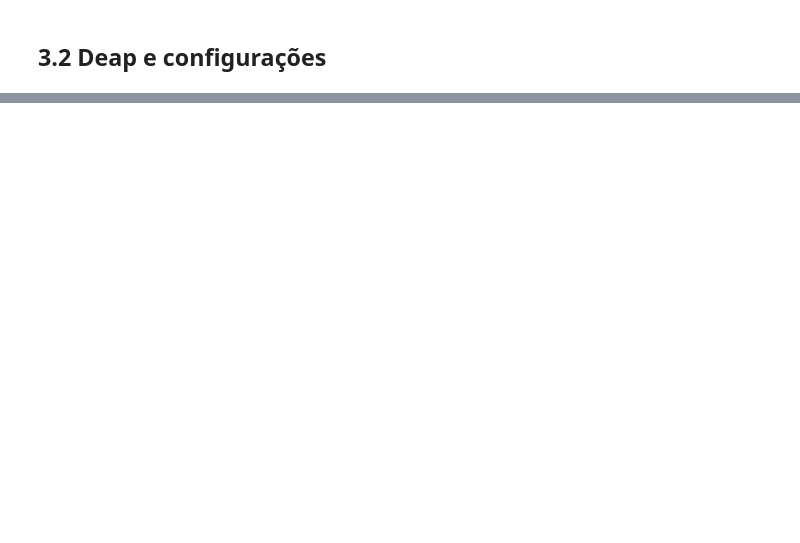
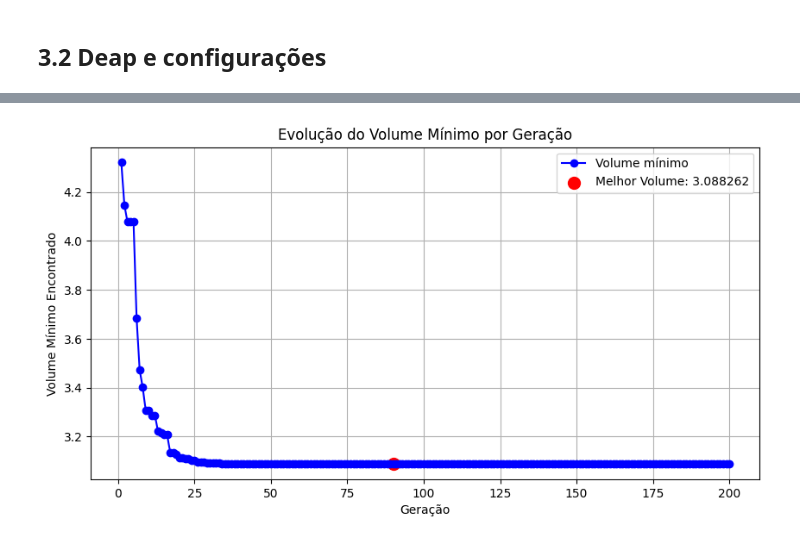
Before and after one commit to pedroasgDEV/CCO-Evolutionary-Optimization, a Jupyter notebook: trabalho_comp_evolutiva.ipynb, the cells around one changed output, grey strips where cells are left out. Drawn from its saved outputs; the diff is of its cells as text; code cells hidden in the pictures; blank space fills up the shorter version.

```diff
--- a/trabalho_comp_evolutiva.ipynb
+++ b/trabalho_comp_evolutiva.ipynb
@@ -396,0 +456,5 @@ A função *optimize_bifurcation_geometry* utiliza descida do gradiente para min
+# %%
+toolbox = deap.base.Toolbox()
+toolbox.register("evaluate", evaluate)
+toolbox.register("individual", create_valid_individual)
+toolbox.register("population", deap.tools.initRepeat, list, toolbox.individual)
@@ -396,0 +490,84 @@ A função *optimize_bifurcation_geometry* utiliza descida do gradiente para min
+# %%
+def optimizeBifurcationGeometry_evolution(pop_size=100, cx_prob=0.7, mut_prob=0.2, max_generations=200, plot=False, seed=42) -> float:
+    random.seed(seed)
+
+    # Inicialização da População
+    population = toolbox.population(n=pop_size)
+
+    # Avaliação Inicial
+    fitnesses = list(map(toolbox.evaluate, population))
+    for ind, fit in zip(population, fitnesses):
+        ind.fitness.values = fit
+
+    # Variáveis de controle
+    best_volume = float('inf')
+    best_individual = None
+    volume_history = []  # Lista para armazenar os melhores volumes
+
+    # Loop Evolutivo
+    for gen in range(max_generations):
+        # Seleção dos Pais
+        offspring = toolbox.select(population, len(population))
+        offspring = list(map(toolbox.clone, offspring))
+
+        # Cruzamento
+        for child1, child2 in zip(offspring[::2], offspring[1::2]):  # Processa pares de indivíduos
+            if random.random() < cx_prob:
+                toolbox.mate(child1, child2)
+                del child1.fitness.values, child2.fitness.values  # Remove aptidão para forçar nova avaliação
+
+        # Mutação
+        for mutant in offspring:
+            if random.random() < mut_prob:
+                toolbox.mutate(mutant)
+                del mutant.fitness.values  # Remove aptidão para forçar nova avaliação
+
+        # Avaliação de novos indivíduos
+        invalid_ind = [ind for ind in offspring if not ind.fitness.valid]
+        fitnesses = list(map(toolbox.evaluate, invalid_ind))
+        for ind, fit in zip(invalid_ind, fitnesses):
+            ind.fitness.values = fit
+
+        # Atualiza a população
+        population[:] = offspring
+
+        # Obtém o melhor indivíduo da geração
+        current_best = min(population, key=lambda ind: ind.fitness.values[0])
+        current_volume = current_best.fitness.values[0]
+
+        # Atualiza o melhor volume e indivíduo global
+        if current_volume < best_volume:
+            best_volume = current_volume
+            best_individual = current_best
+
+        # Armazena o volume mínimo da geração atual
+        volume_history.append(best_volume)
+
+        # Exibe progresso a cada 10 gerações
+        if plot and gen % 10 == 0:
+            print(f"Geração {gen}: Melhor Volume = {best_volume:.6f}")
+
+    print(f"\n🔹 Finalizado após {gen+1} gerações. Melhor volume: {best_volume:.6f}")
+
+    if plot:
+        plt.figure(figsize=(10, 5))
+        plt.plot(range(1, len(volume_history) + 1), volume_history, marker='o', linestyle='-', color='b', label="Volume mínimo")
+
+        # Destaca o menor volume encontrado
+        min_volume = min(volume_history)
+        min_idx = volume_history.index(min_volume) + 1
+        plt.scatter(min_idx, min_volume, color='red', s=100, label=f"Melhor Volume: {min_volume:.6f}")
+
+        plt.xlabel("Geração")
+        plt.ylabel("Volume Mínimo Encontrado")
+        plt.title("Evolução do Volume Mínimo por Geração")
+        plt.legend()
+        plt.grid()
+        plt.show()
+        print(best_individual[0], best_individual[1], best_volume, gen+1)
+
+    return volume_history
+
+# Execução do Algoritmo Evolutivo
+print(optimizeBifurcationGeometry_evolution(plot=True))
+# %% [output]
@@ -396,0 +596 @@ A função *optimize_bifurcation_geometry* utiliza descida do gradiente para min
+[figure, added]
```
Also changed, not shown: parts of 30 cells of this notebook.
